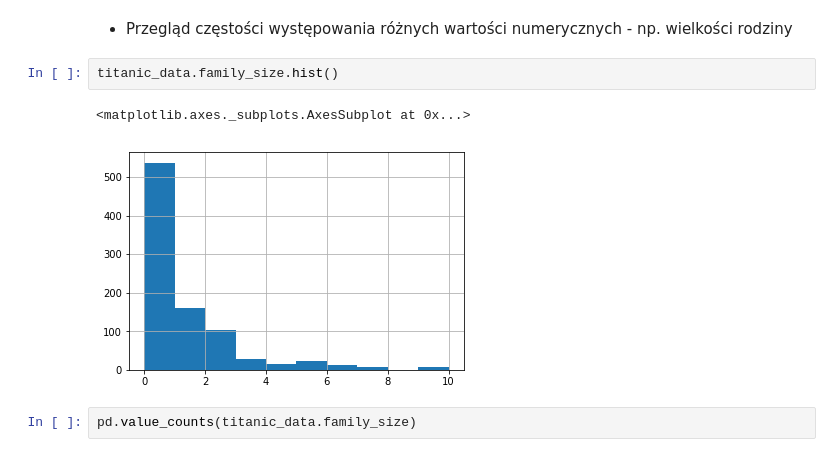
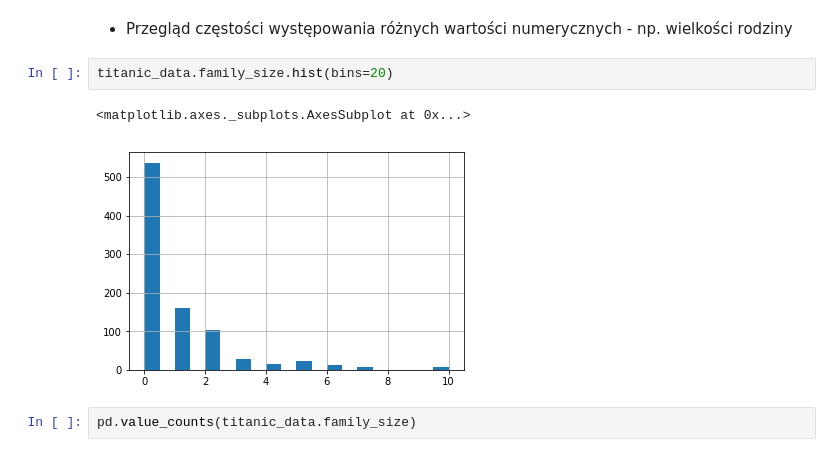
Before and after one commit to maddataanalyst/for_students, a Jupyter notebook: mnz_2_sem_1/data_science/Titanic przykład.ipynb, the cells around one changed output. Saved outputs shown, nothing was run; the diff lists cells and outputs as text.

```diff
--- a/mnz_2_sem_1/data_science/Titanic przykład.ipynb
+++ b/mnz_2_sem_1/data_science/Titanic przykład.ipynb
@@ -106,10 +106,10 @@ titanic_data['family_size'] = family_size
 # %% [markdown]
 * Przegląd częstości występowania różnych wartości numerycznych - np. wielkości rodziny
 # %%
-titanic_data.family_size.hist()
+titanic_data.family_size.hist(bins=20)
 # %% [output]
 <matplotlib.axes._subplots.AxesSubplot at 0x...>
-[figure, old version]
+[figure, new version]
 # %%
 pd.value_counts(titanic_data.family_size)
 # %% [output]
```
Also changed, not shown: parts of 12 cells of this notebook, 3 other files.
